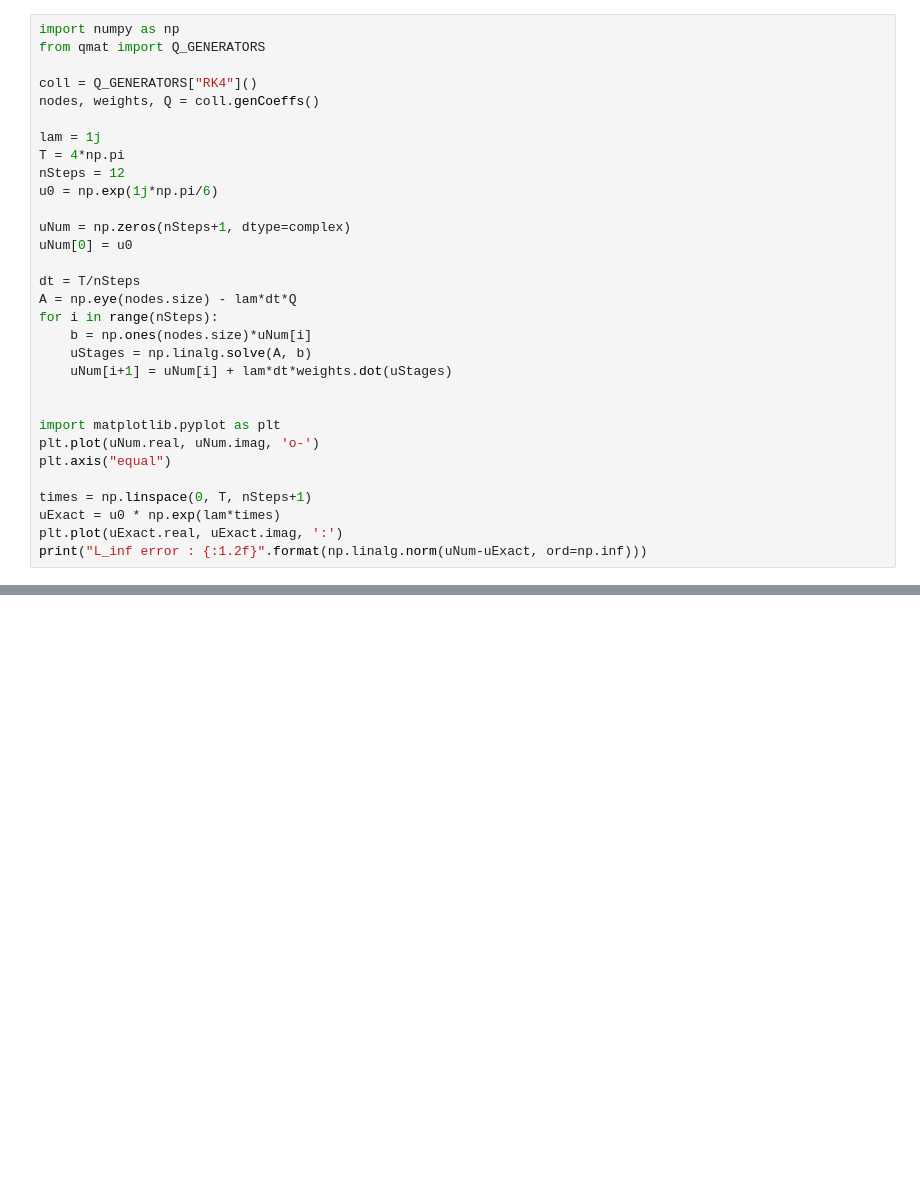
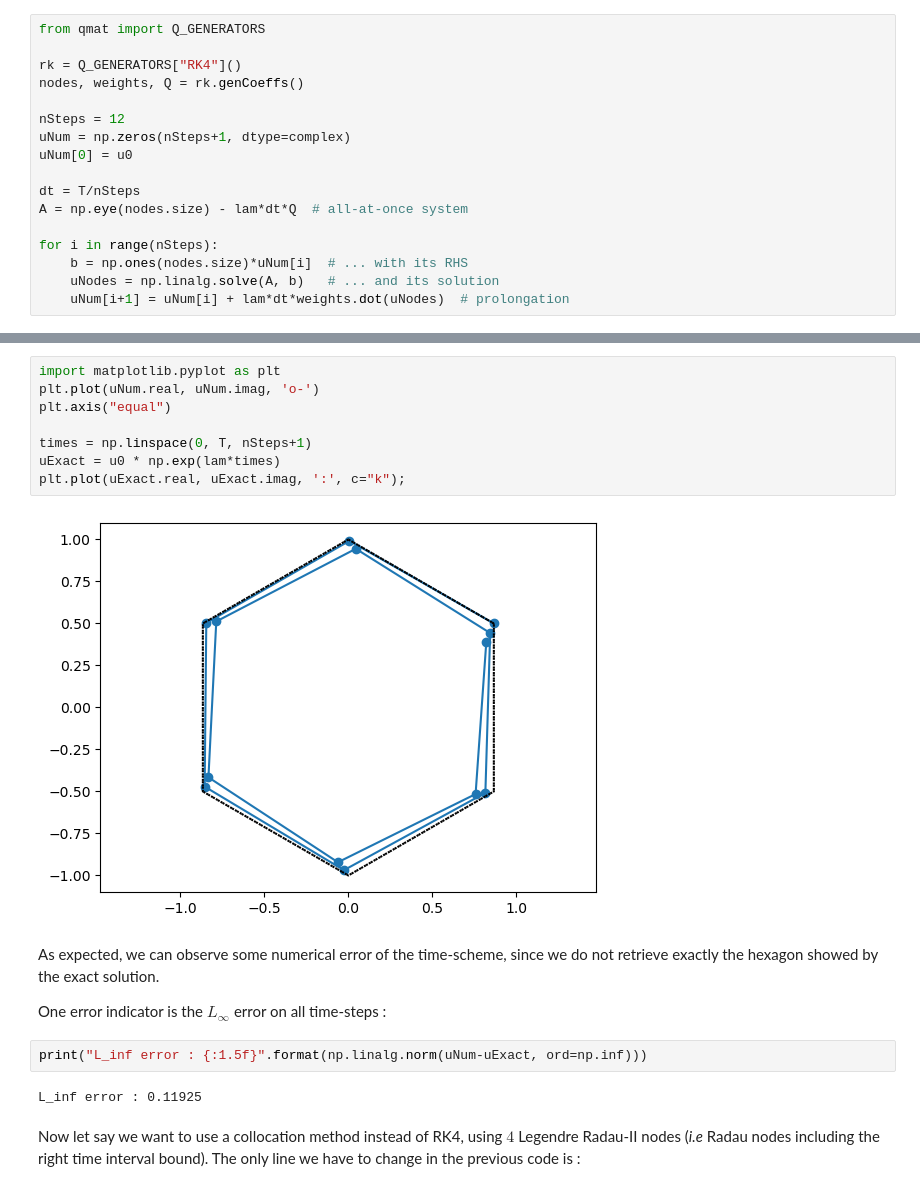
Before and after one commit to Parallel-in-Time/qmat, a Jupyter notebook: tutorials/02_rk.ipynb, the cells around one changed output, grey strips where cells are left out. Drawn from its saved outputs; the diff is of its cells as text; blank space fills up the shorter version.

```diff
--- a/tutorials/02_rk.ipynb
+++ b/tutorials/02_rk.ipynb
@@ -3,31 +34,17 @@
 # %%
-import numpy as np
 from qmat import Q_GENERATORS
 
-coll = Q_GENERATORS["RK4"]()
-nodes, weights, Q = coll.genCoeffs()
+rk = Q_GENERATORS["RK4"]()
+nodes, weights, Q = rk.genCoeffs()
 
-lam = 1j
-T = 4*np.pi
 nSteps = 12
-u0 = np.exp(1j*np.pi/6)
-
 uNum = np.zeros(nSteps+1, dtype=complex)
 uNum[0] = u0
 
 dt = T/nSteps
-A = np.eye(nodes.size) - lam*dt*Q
+A = np.eye(nodes.size) - lam*dt*Q  # all-at-once system
+
 for i in range(nSteps):
-    b = np.ones(nodes.size)*uNum[i]
-    uStages = np.linalg.solve(A, b)
-    uNum[i+1] = uNum[i] + lam*dt*weights.dot(uStages)
-
-
-import matplotlib.pyplot as plt
-plt.plot(uNum.real, uNum.imag, 'o-')
-plt.axis("equal")
-
-times = np.linspace(0, T, nSteps+1)
-uExact = u0 * np.exp(lam*times)
-plt.plot(uExact.real, uExact.imag, ':')
-print("L_inf error : {:1.2f}".format(np.linalg.norm(uNum-uExact, ord=np.inf)))
+    b = np.ones(nodes.size)*uNum[i]  # ... with its RHS
+    uNodes = np.linalg.solve(A, b)   # ... and its solution
+    uNum[i+1] = uNum[i] + lam*dt*weights.dot(uNodes)  # prolongation
@@ -36,0 +70,20 @@ L_inf error : 0.12
+# %%
+import matplotlib.pyplot as plt
+plt.plot(uNum.real, uNum.imag, 'o-')
+plt.axis("equal")
+
+times = np.linspace(0, T, nSteps+1)
+uExact = u0 * np.exp(lam*times)
+plt.plot(uExact.real, uExact.imag, ':', c="k");
+# %% [output]
+[figure, added]
+# %% [markdown]
+As expected, we can observe some numerical error of the time-scheme, since we do not retrieve exactly the hexagon showed by the exact solution.
+
+One error indicator is the $L_\infty$ error on all time-steps :
+# %%
+print("L_inf error : {:1.5f}".format(np.linalg.norm(uNum-uExact, ord=np.inf)))
+# %% [output]
+L_inf error : 0.11925
+# %% [markdown]
+Now let say we want to use a collocation method instead of RK4, using $4$ Legendre Radau-II nodes (_i.e_ Radau nodes including the right time interval bound). The only line we have to change in the previous code is :
```
Also changed, not shown: parts of 14 cells of this notebook, 15 other files.
